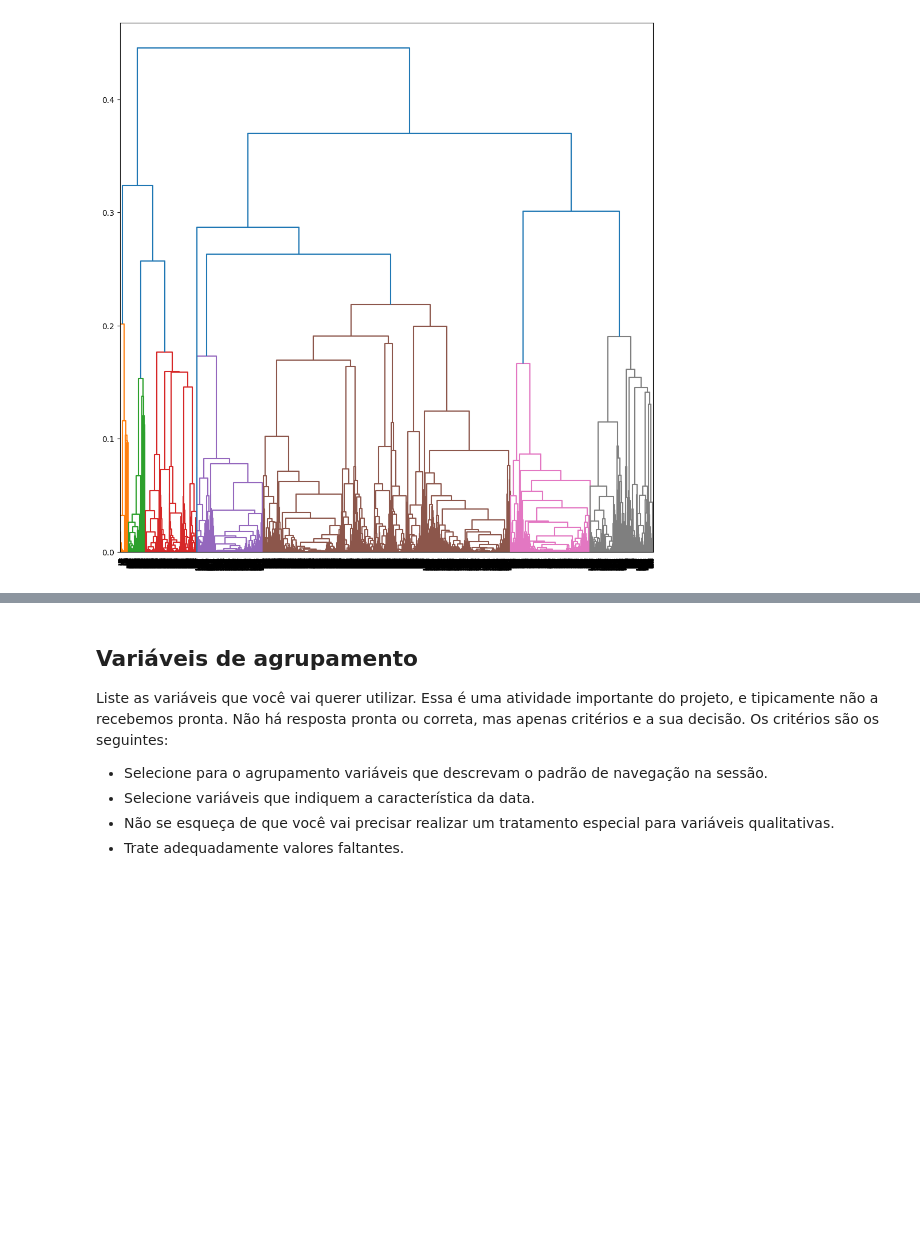
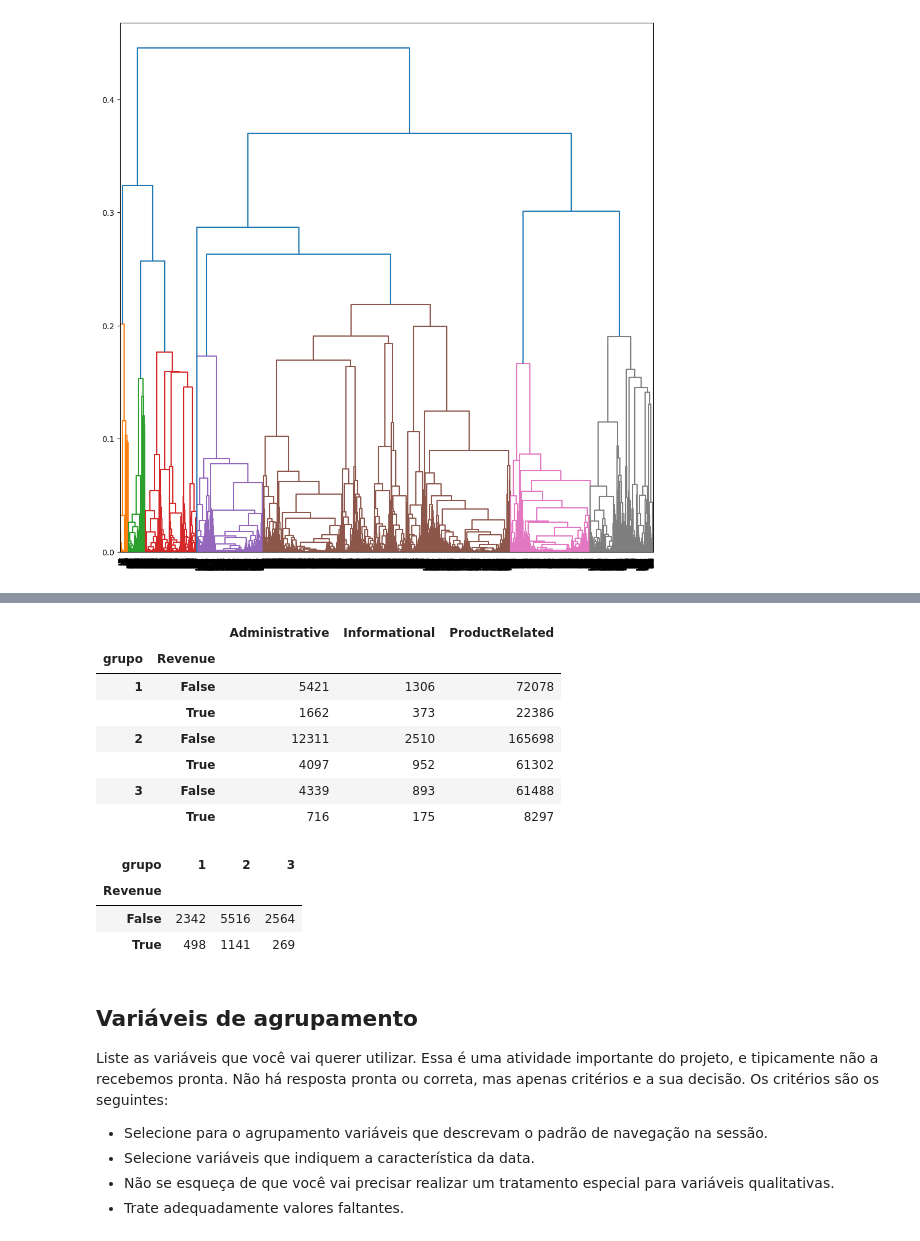
Before and after one commit to marceloaires7/EBAC-Exercicios, a Jupyter notebook: Exercício_Cientista_de_dados_Módulo30/Exercício 2/mod30_tarefa02.ipynb, the cells around one changed output, grey strips where cells are left out. Cells and saved outputs as stored; diff of their text form; code cells hidden in the pictures; blank space fills up the shorter version.

```diff
--- a/Exercício_Cientista_de_dados_Módulo30/Exercício 2/mod30_tarefa02.ipynb
+++ b/Exercício_Cientista_de_dados_Módulo30/Exercício 2/mod30_tarefa02.ipynb
@@ -228,7 +241,7 @@ print(f"Leaves = {len(dn['leaves'])}")
 Leaves = 11417
 [figure]
 # %%
-df_dummy['grupo'] = fcluster(Z, 2, criterion='maxclust')
-df_dummy.grupo.value_counts()
+df_pad['grupo'] = fcluster(Z, 3, criterion='maxclust')
+df_pad.grupo.value_counts()
 # %% [output]
 grupo
@@ -246,0 +252,5 @@ df_dummy2.groupby(['Revenue',
+# %%
+df3 = df.reset_index().merge(df_pad['grupo'].reset_index(), how='left')
+df3.groupby(['grupo'])[['Administrative',
+                       'Informational',
+                       'ProductRelated']].sum()
@@ -247,3 +263,21 @@ df_dummy2.groupby(['Revenue',
+# %%
+df3[['grupo', 'Administrative', 'Informational', 'ProductRelated', 'Revenue']].groupby(['grupo', 'Revenue']).sum()
+# %% [output]
+|  |  | Administrative | Informational | ProductRelated |
+| grupo | Revenue |  |  |  |
+| 1 | False | 5421 | 1306 | 72078 |
+|  | True | 1662 | 373 | 22386 |
+| 2 | False | 12311 | 2510 | 165698 |
+|  | True | 4097 | 952 | 61302 |
+| 3 | False | 4339 | 893 | 61488 |
+|  | True | 716 | 175 | 8297 |
+# %%
+pd.crosstab(df3.Revenue, df3.grupo)
+# %% [output]
+| grupo | 1 | 2 | 3 |
+| Revenue |  |  |  |
+| False | 2342 | 5516 | 2564 |
+| True | 498 | 1141 | 269 |
 # %% [markdown]
 ## Variáveis de agrupamento
 
```
Also changed, not shown: parts of 11 cells of this notebook.
